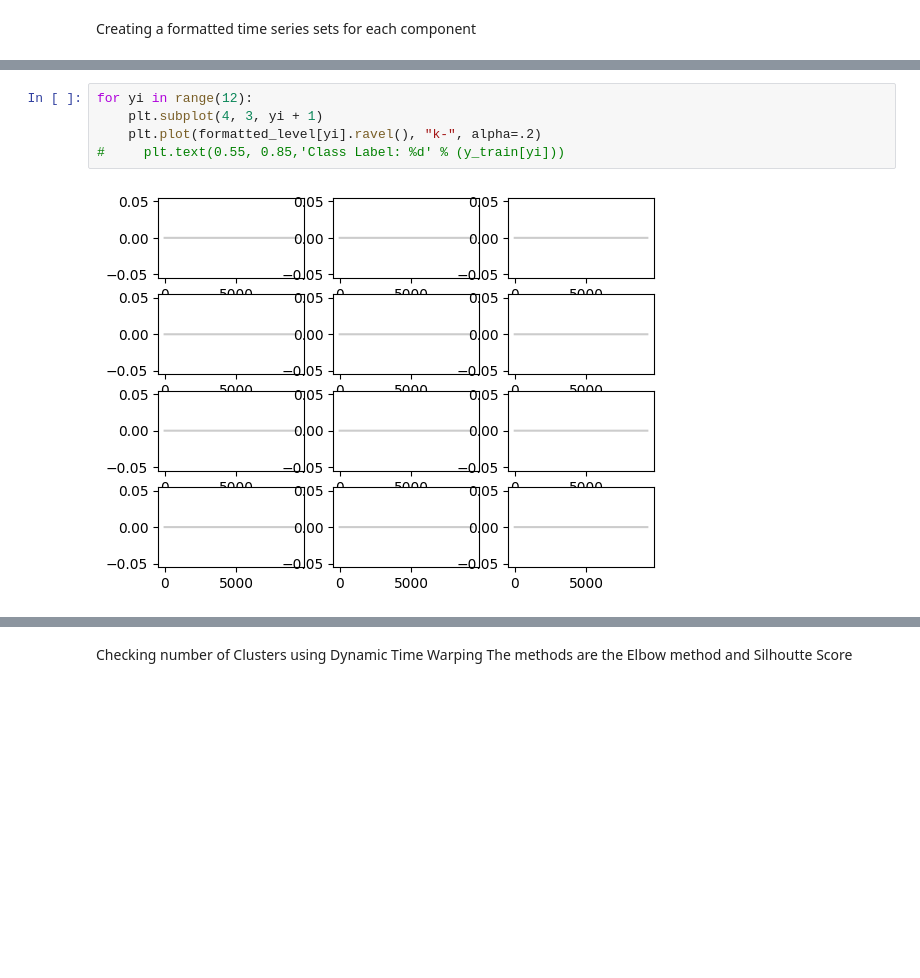
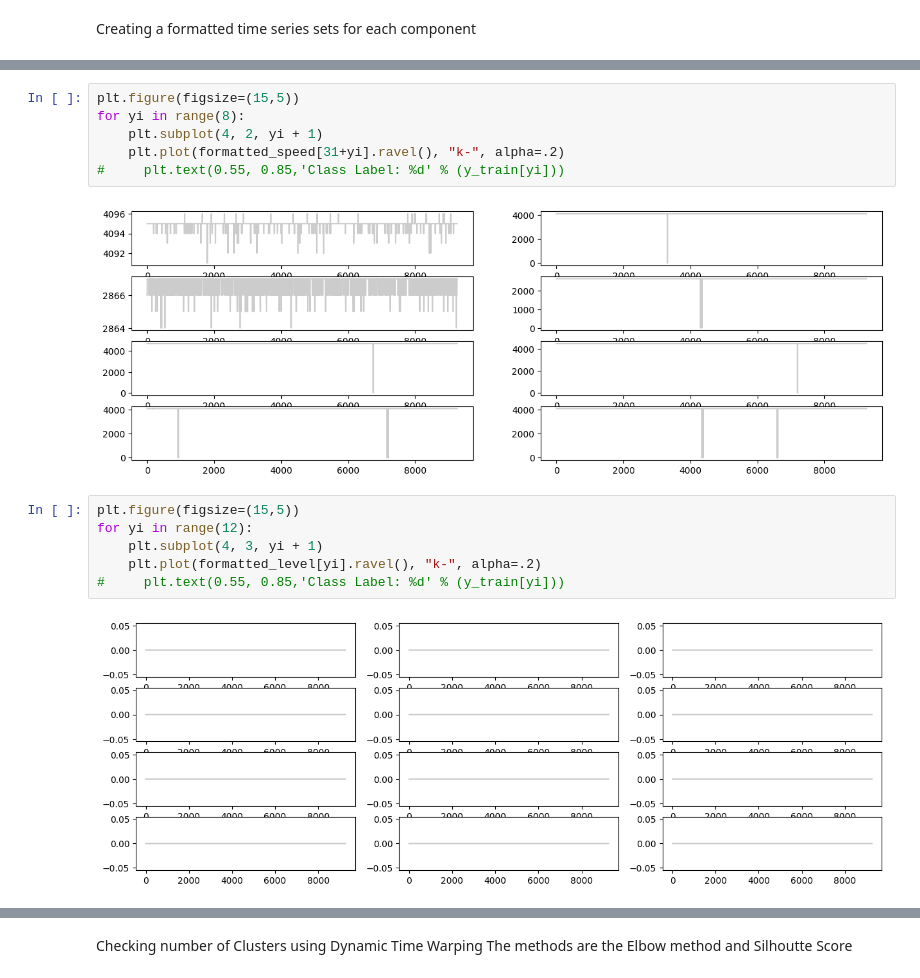
Before and after one commit to gautamvira/Predictive-Maintenance, a Jupyter notebook: cool_sys_predictive_maintenance.ipynb, the cells around one changed output, grey strips where cells are left out. Cells and saved outputs as stored; diff of their text form; blank space fills up the shorter version.

```diff
--- a/cool_sys_predictive_maintenance.ipynb
+++ b/cool_sys_predictive_maintenance.ipynb
@@ -66,7 +60,16 @@ for yi in range(12):
+# %%
+plt.figure(figsize=(15,5))
+for yi in range(8):
+    plt.subplot(4, 2, yi + 1)
+    plt.plot(formatted_speed[31+yi].ravel(), "k-", alpha=.2)
+#     plt.text(0.55, 0.85,'Class Label: %d' % (y_train[yi]))
+# %% [output]
+[figure, added]
 # %%
+plt.figure(figsize=(15,5))
 for yi in range(12):
     plt.subplot(4, 3, yi + 1)
     plt.plot(formatted_level[yi].ravel(), "k-", alpha=.2)
 #     plt.text(0.55, 0.85,'Class Label: %d' % (y_train[yi]))
 # %% [output]
-[figure, old version]
+[figure, new version]
```
Also changed, not shown: parts of 12 cells of this notebook, 1 other file.
